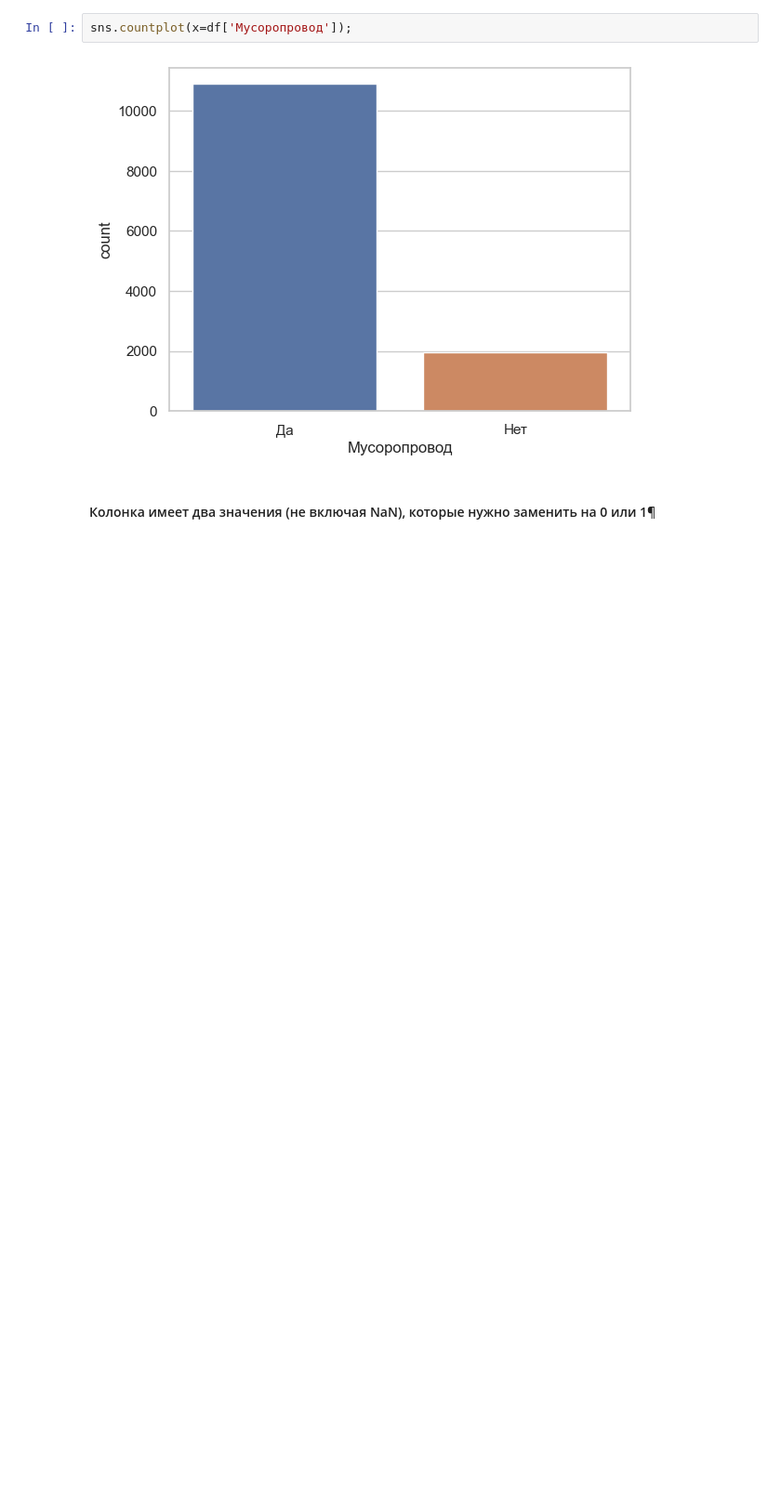
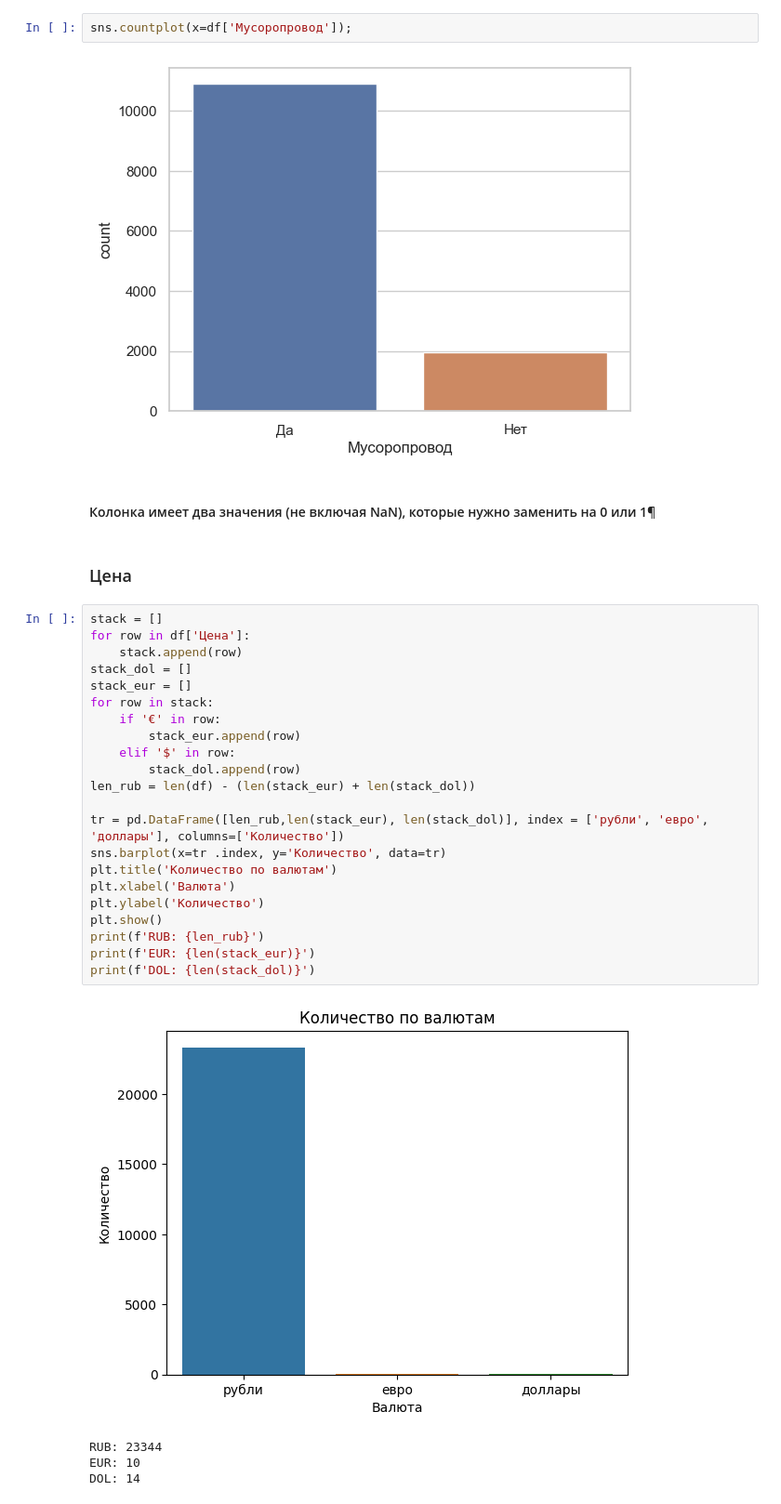
Before and after one commit to sunny-annie/Streamlit_rent_real_estate, a Jupyter notebook: EDA.ipynb, the cells around one changed output. Shown: that part at 93% size. Drawn from its saved outputs; the diff is of its cells as text; blank space fills up the shorter version.

```diff
--- a/EDA.ipynb
+++ b/EDA.ipynb
@@ -325,3 +325,32 @@ sns.countplot(x=df['Мусоропровод']);
 [figure]
 # %% [markdown]
 #### Колонка имеет два значения (не включая NaN), которые нужно заменить на 0 или 1¶
+# %% [markdown]
+### Цена
+# %%
+stack = []
+for row in df['Цена']:
+    stack.append(row)
+stack_dol = []
+stack_eur = []
+for row in stack:
+    if '€' in row:
+        stack_eur.append(row)
+    elif '$' in row:
+        stack_dol.append(row)
+len_rub = len(df) - (len(stack_eur) + len(stack_dol))
+
+tr = pd.DataFrame([len_rub,len(stack_eur), len(stack_dol)], index = ['рубли', 'евро', 'доллары'], columns=['Количество'])
+sns.barplot(x=tr .index, y='Количество', data=tr)
+plt.title('Количество по валютам')
+plt.xlabel('Валюта')
+plt.ylabel('Количество')
+plt.show()
+print(f'RUB: {len_rub}')
+print(f'EUR: {len(stack_eur)}')
+print(f'DOL: {len(stack_dol)}')
+# %% [output]
+[figure, added]
+RUB: 23344
+EUR: 10
+DOL: 14
```
Also changed, not shown: parts of 8 cells of this notebook.
